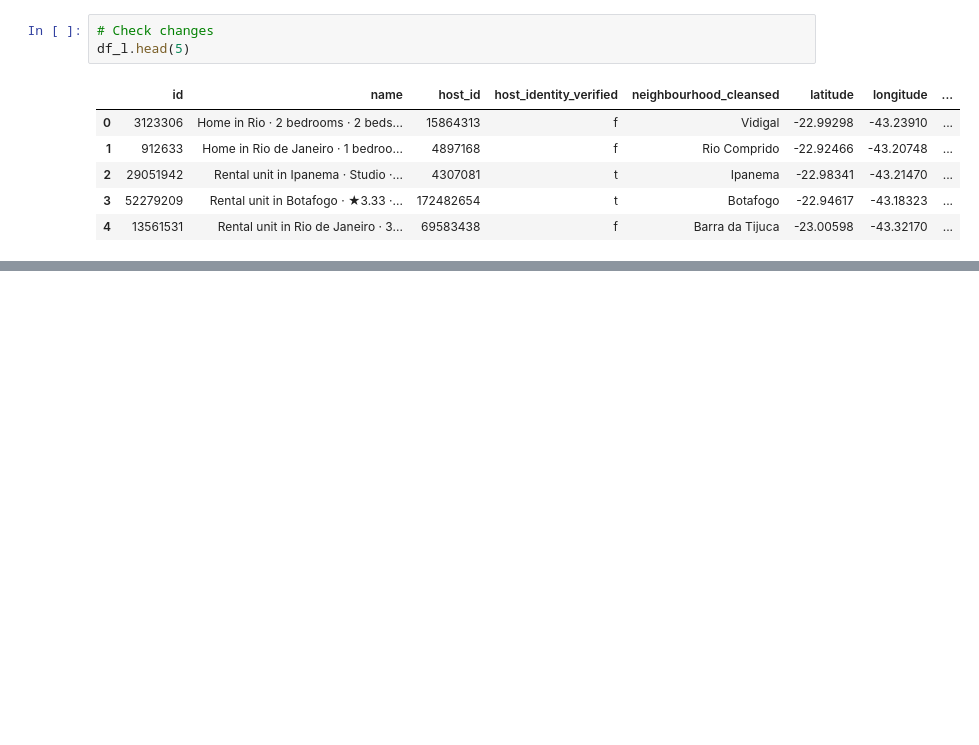
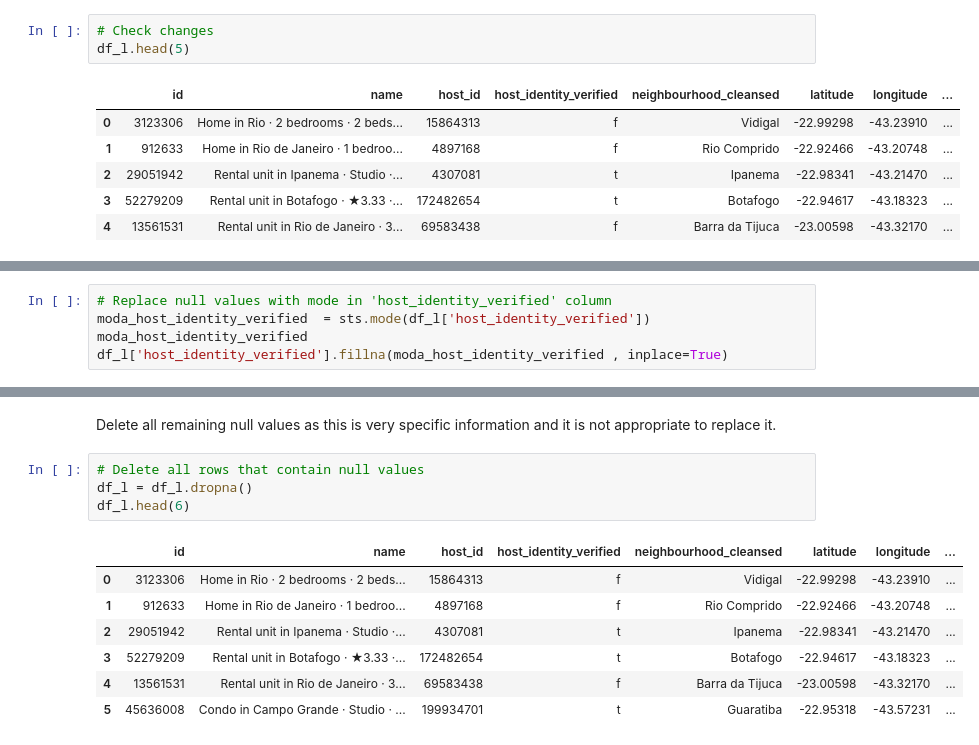
Before and after one commit to fredericmenezes/EDA-Airbnb-Rio-de-Janeiro-Project, a Jupyter notebook: eda_airbnb_rio_de_janeiro.ipynb, the cells around one changed output, grey strips where cells are left out. Cells and saved outputs as stored; diff of their text form; blank space fills up the shorter version.

```diff
--- a/eda_airbnb_rio_de_janeiro.ipynb
+++ b/eda_airbnb_rio_de_janeiro.ipynb
@@ -367,0 +405,5 @@ df_l.head(5)
+# %%
+# Replace null values with mode in 'host_identity_verified' column
+moda_host_identity_verified  = sts.mode(df_l['host_identity_verified'])
+moda_host_identity_verified
+df_l['host_identity_verified'].fillna(moda_host_identity_verified , inplace=True)
@@ -367,0 +436,14 @@ df_l.head(5)
+# %% [markdown]
+Delete all remaining null values as this is very specific information and it is not appropriate to replace it.
+# %%
+# Delete all rows that contain null values
+df_l = df_l.dropna()
+df_l.head(6)
+# %% [output]
+|  | id | name | host_id | host_identity_verified | neighbourhood_cleansed | latitude | longitude | ... |
+| 0 | 3123306 | Home in Rio · 2 bedrooms · 2 beds... | 15864313 | f | Vidigal | -22.99298 | -43.23910 | ... |
+| 1 | 912633 | Home in Rio de Janeiro · 1 bedroo... | 4897168 | f | Rio Comprido | -22.92466 | -43.20748 | ... |
+| 2 | 29051942 | Rental unit in Ipanema · Studio ·... | 4307081 | t | Ipanema | -22.98341 | -43.21470 | ... |
+| 3 | 52279209 | Rental unit in Botafogo · ★3.33 ·... | 172482654 | t | Botafogo | -22.94617 | -43.18323 | ... |
+| 4 | 13561531 | Rental unit in Rio de Janeiro · 3... | 69583438 | f | Barra da Tijuca | -23.00598 | -43.32170 | ... |
+| 5 | 45636008 | Condo in Campo Grande · Studio · ... | 199934701 | t | Guaratiba | -22.95318 | -43.57231 | ... |
```
Also changed, not shown: parts of 8 cells of this notebook.
